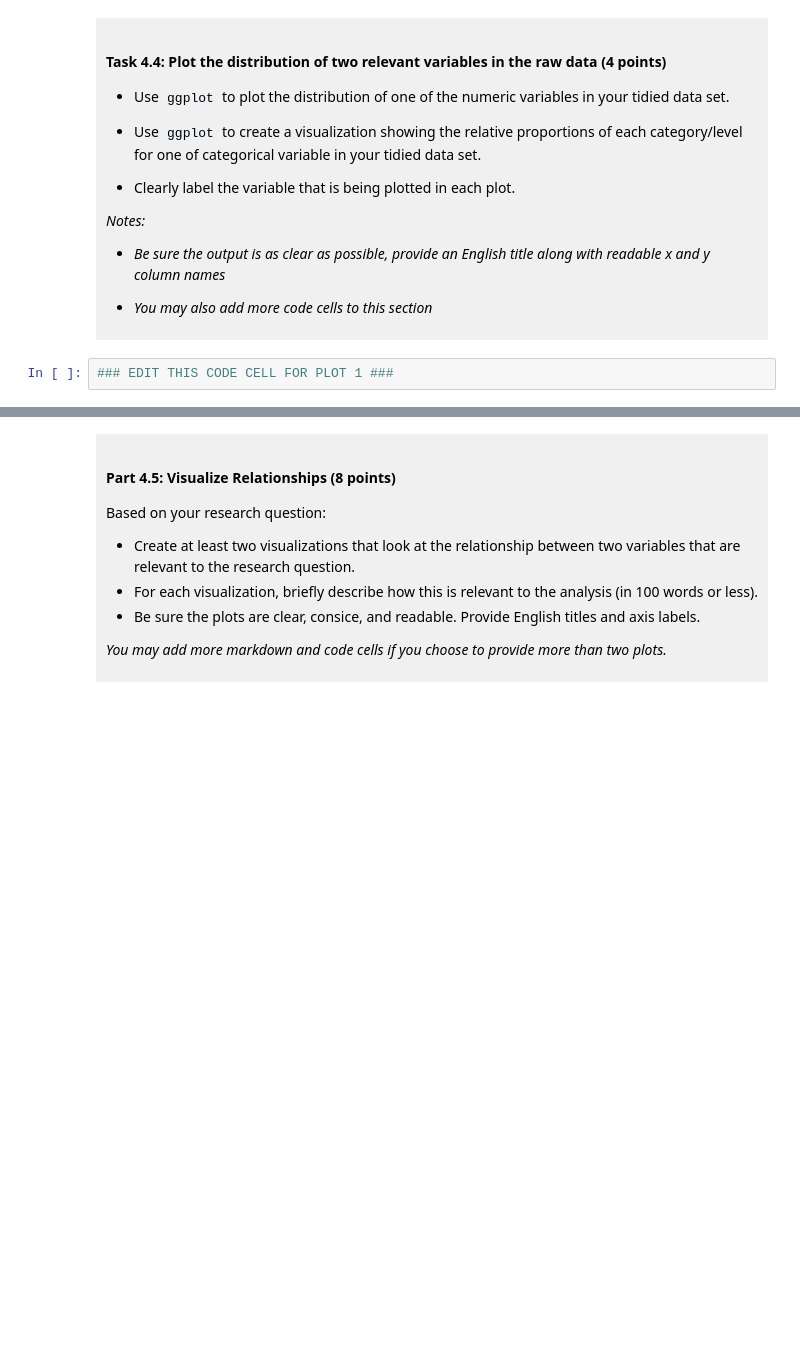
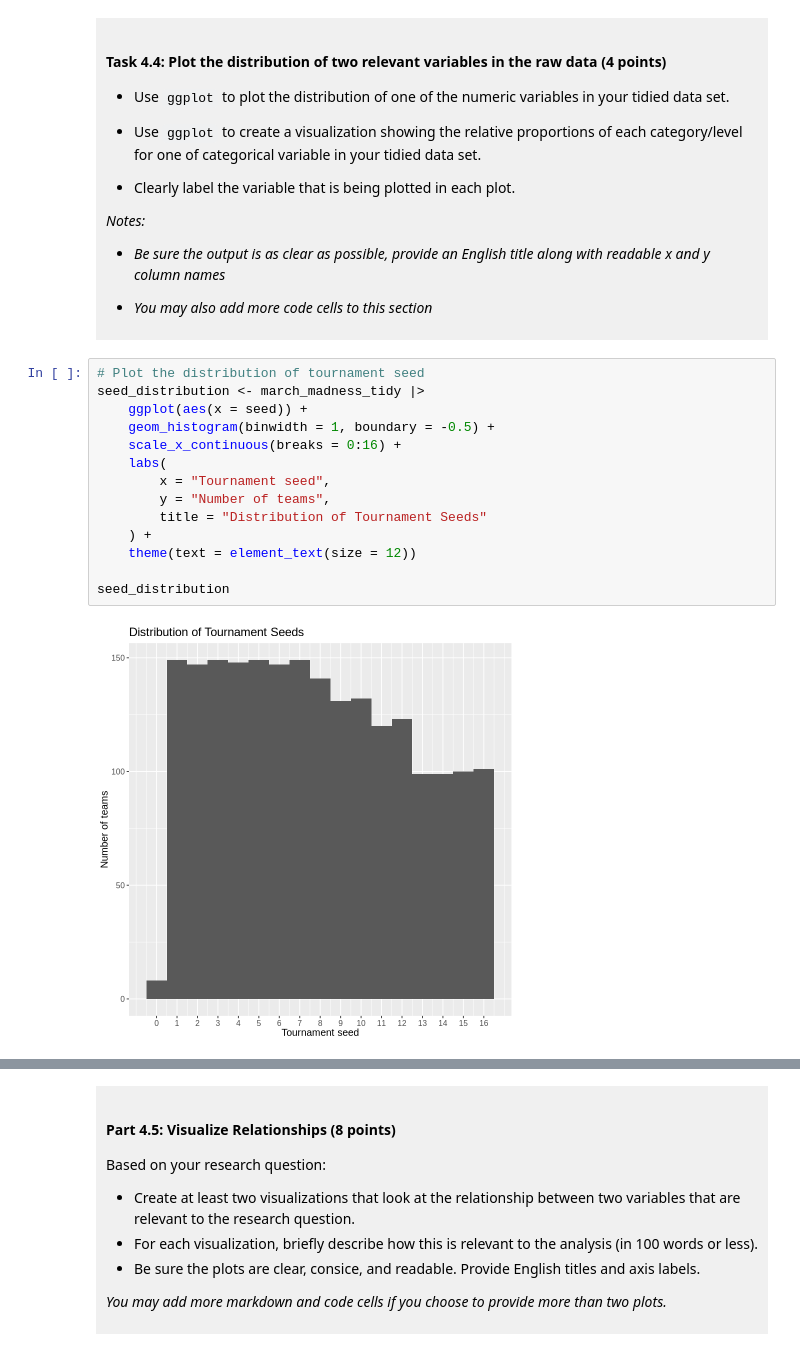
Before and after one commit to InshaMajeed/DSCI-100-008-Project-Insha-Majeed, a Jupyter notebook: dsci-100-project-notebook.ipynb, the cells around one changed output, grey strips where cells are left out. Saved outputs shown, nothing was run; the diff lists cells and outputs as text; blank space fills up the shorter version.

```diff
--- a/dsci-100-project-notebook.ipynb
+++ b/dsci-100-project-notebook.ipynb
@@ -325,5 +379,19 @@ You will refine your research question (if needed) and produce a tidy data set.
 
 </div>
 # %%
-### EDIT THIS CODE CELL FOR PLOT 1 ###
+# Plot the distribution of tournament seed
+seed_distribution <- march_madness_tidy |>
+    ggplot(aes(x = seed)) +
+    geom_histogram(binwidth = 1, boundary = -0.5) +
+    scale_x_continuous(breaks = 0:16) +
+    labs(
+        x = "Tournament seed",
+        y = "Number of teams",
+        title = "Distribution of Tournament Seeds"
+    ) +
+    theme(text = element_text(size = 12))
+
+seed_distribution
+# %% [output]
+[figure, added]
 # %%
```
Also changed, not shown: parts of 9 cells of this notebook.
